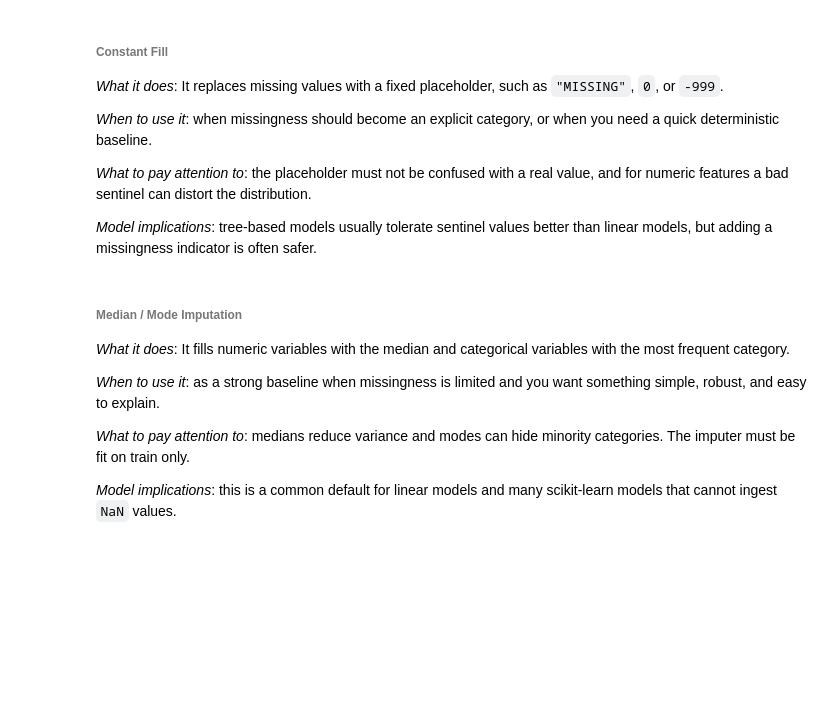
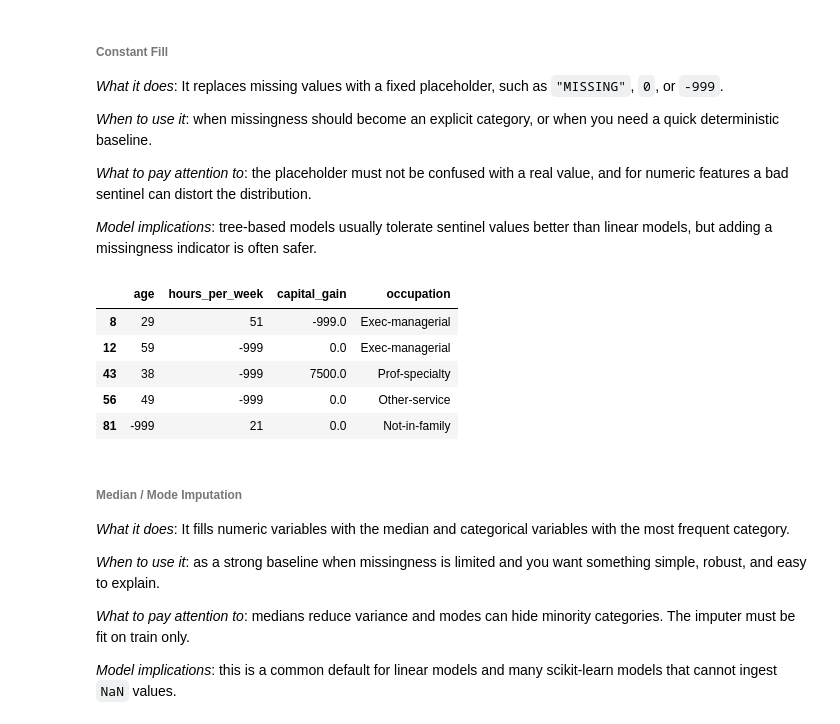
Before and after one commit to CardoAI/ml_industry_course, a Jupyter notebook: day1/datapreprocessing_featureengineering.ipynb, the cells around one changed output. Cells and saved outputs as stored; diff of their text form; code cells hidden in the pictures; blank space fills up the shorter version.

```diff
--- a/day1/datapreprocessing_featureengineering.ipynb
+++ b/day1/datapreprocessing_featureengineering.ipynb
@@ -880,11 +985,18 @@ print("Columns after dropna(axis=1):", cols_after_drop)
 # %%
 const_fill = missing_demo.copy()
 for c in num_cols_demo:
     const_fill[c] = to_numeric_loose(const_fill[c]).fillna(-999)
 for c in cat_cols_demo:
     const_fill[c] = const_fill[c].fillna("MISSING")
 
-show(const_fill, n=5)
+show(const_fill.loc[(const_fill.isin(['MISSING', -999])).any(axis=1)], n=5)
+# %% [output]
+|  | age | hours_per_week | capital_gain | occupation |
+| 8 | 29 | 51 | -999.0 | Exec-managerial |
+| 12 | 59 | -999 | 0.0 | Exec-managerial |
+| 43 | 38 | -999 | 7500.0 | Prof-specialty |
+| 56 | 49 | -999 | 0.0 | Other-service |
+| 81 | -999 | 21 | 0.0 | Not-in-family |
 # %% [markdown]
 ###### Median / Mode Imputation
 
```
Also changed, not shown: parts of 31 cells of this notebook, 4 other files.
